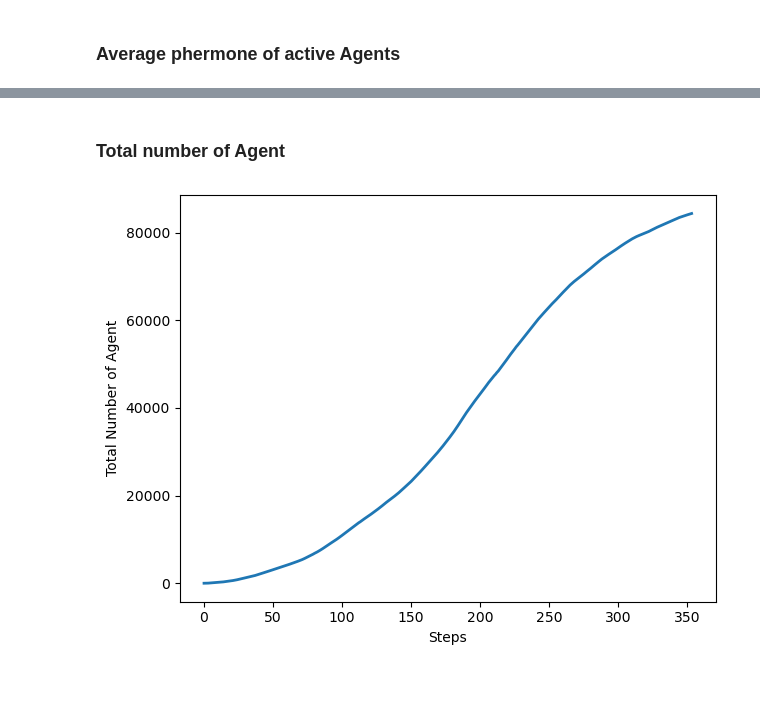
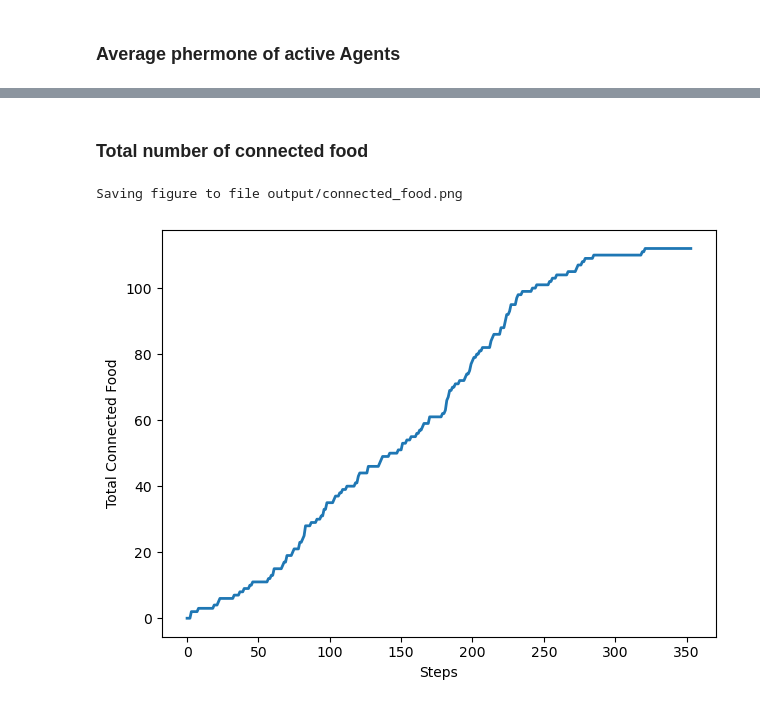
Before and after one commit to MoeBuTa/SlimeMould, a Jupyter notebook: slime.ipynb, the cells around one changed output, grey strips where cells are left out. Saved outputs shown, nothing was run; the diff lists cells and outputs as text; code cells hidden in the pictures.

Commit message:
add more analytics and output files

```diff
--- a/slime.ipynb
+++ b/slime.ipynb
@@ -100,7 +101,7 @@ start_loc = (stations.at[20,'x'], stations.at[20,'y'])
 # %% [markdown]
 ### Initialise experiment area
 # %%
-city = City(city_shape=(max(stations.x) + 50, max(stations.y) + 50), foods=stations, start_loc=start_loc, mould_shape=(5, 5), init_mould_coverage=1, decay=0.2)
+dish = Dish(dish_shape=(max(stations.x) + 50, max(stations.y) + 50), foods=stations, start_loc=start_loc, mould_shape=(5, 5), init_mould_coverage=1, decay=0.2)
 # %% [markdown]
 ### Execute 100 steps
 # %%
@@ -161,7 +212,9 @@ utils.decorate(xlabel='Steps', ylabel='Average Pheromone', loc='upper left')
 # %% [markdown]
-### Total number of Agent
+### Total number of connected food
 # %%
-plt.plot(city.mould.get_total_num())
-utils.decorate(xlabel='Steps', ylabel='Total Number of Agent', loc='upper left')
+plt.plot(dish.mould.get_total_reached_foods())
+utils.decorate(xlabel='Steps', ylabel='Total Connected Food', loc='upper left')
+utils.savefig('output/connected_food.png')
 # %% [output]
+Saving figure to file output/connected_food.png
-[figure, old version]
+[figure, new version]
```
Also changed, not shown: parts of 20 cells of this notebook, 15 other files.
